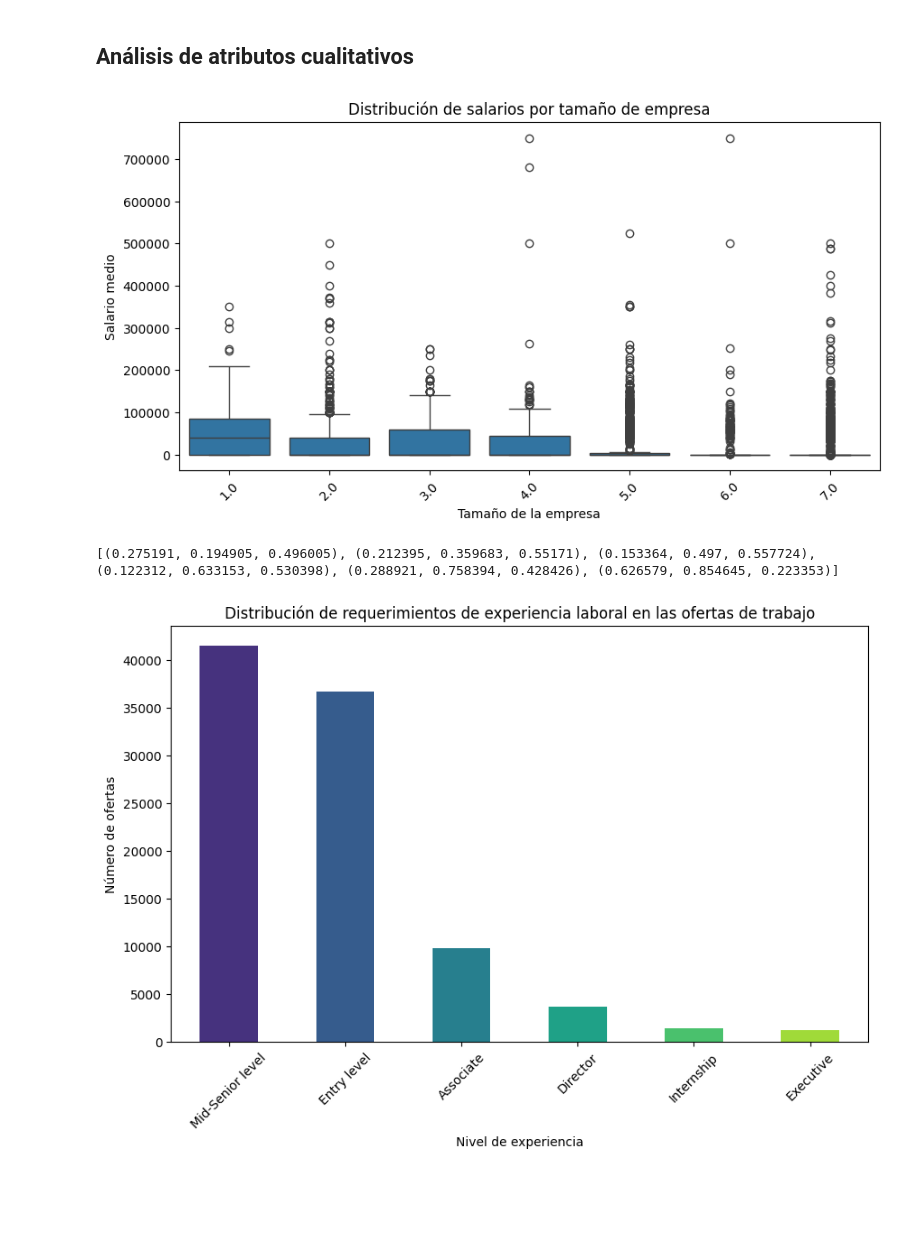
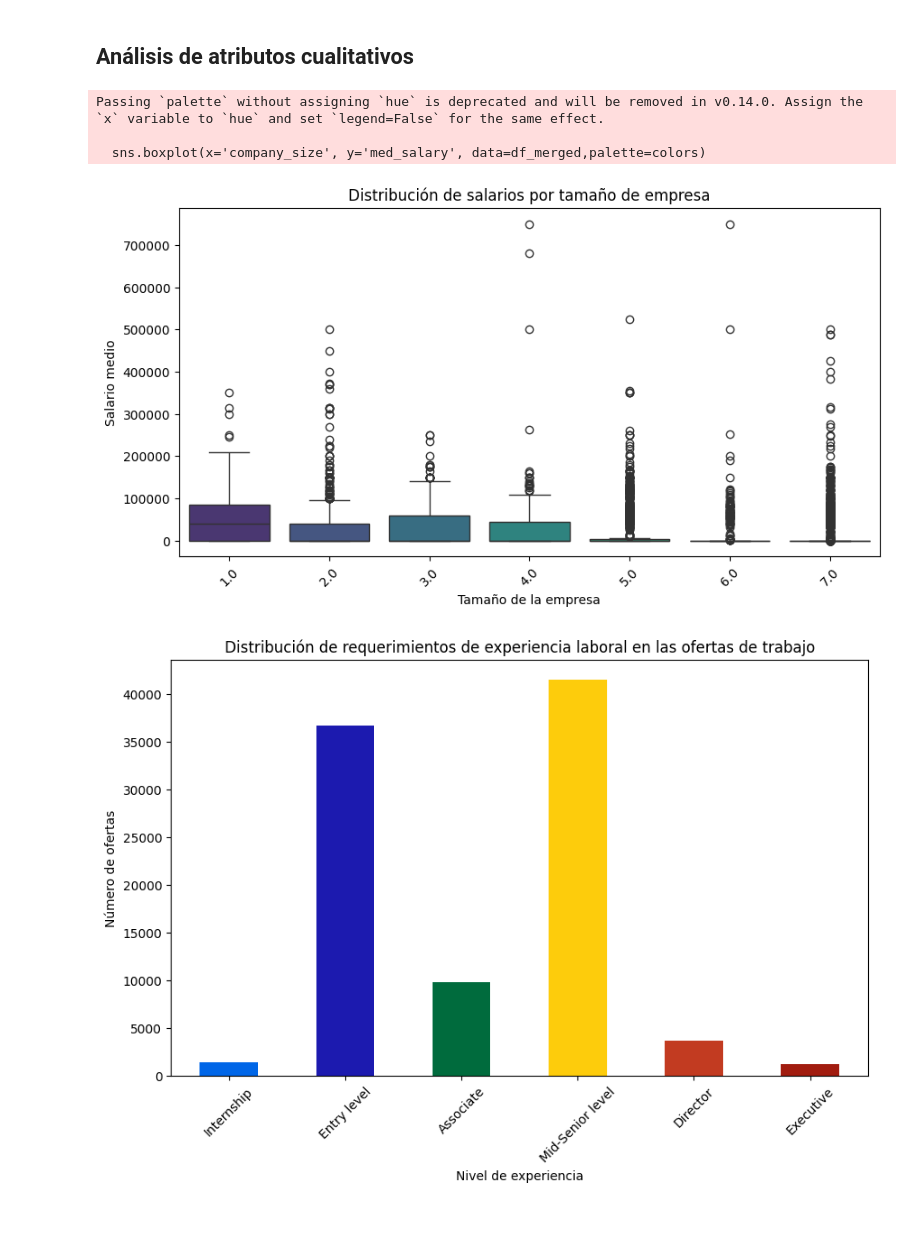
Before and after one commit to sarahcoral/ProyectoABD, a Jupyter notebook: visualization_notebooks/descriptive_analysis.ipynb, the cells around one changed output. Saved outputs shown, nothing was run; the diff lists cells and outputs as text; code cells hidden in the pictures; blank space fills up the shorter version.

```diff
--- a/visualization_notebooks/descriptive_analysis.ipynb
+++ b/visualization_notebooks/descriptive_analysis.ipynb
@@ -361,35 +363,58 @@ display(Markdown(markdown_table))
 ## Análisis de atributos cualitativos
 # %%
 df_merged = df_postings.merge(df_companies, left_on='company_id', right_on='company_id', how='left')
+
+#setting the colors
+colors = sns.color_palette('viridis', 7)
+
+
+# Plotting the boxplot
 plt.figure(figsize=(10,5))
-sns.boxplot(x='company_size', y='med_salary', data=df_merged)
+sns.boxplot(x='company_size', y='med_salary', data=df_merged,palette=colors)
 plt.title('Distribución de salarios por tamaño de empresa')
 plt.xlabel('Tamaño de la empresa')
 plt.ylabel('Salario medio')
 plt.xticks(rotation=45)
 plt.show()
 # %% [output]
+Passing `palette` without assigning `hue` is deprecated and will be removed in v0.14.0. Assign the `x` variable to `hue` and set `legend=False` for the same effect.
+
+  sns.boxplot(x='company_size', y='med_salary', data=df_merged,palette=colors)
-[figure, old version]
+[figure, new version]
 # %%
 
 experience_level_distribution = df_postings['formatted_experience_level'].value_counts()
 
+custom_order = ['Internship', 'Entry level', 'Associate', 'Mid-Senior level', 'Director', 'Executive']
+
+experience_level_distribution = experience_level_distribution.reindex(custom_order)
+
+#Dict of colors for each experience level
+experience_colors = {
+    'Entry level': '#1c1aaf',
+    'Associate': '#006b3d',
+    'Mid-Senior level': '#fdcc0c',
+    'Director': '#c23b21',
+    'Not Applicable': '#888888',
+    'Internship': '#0066e7',
+    'Executive': '#a11c0f'
+}
+
 # Define base colors (can be any color scheme)
-base_colors = sns.color_palette('viridis', 6)
-
-print(base_colors)
+base_colors = [experience_colors.get(level) for level in experience_level_distribution.index]
 
 # Plotting the bar chart
 plt.figure(figsize=(10, 6))
 experience_level_distribution.plot(kind='bar', color=base_colors)
 plt.title('Distribución de requerimientos de experiencia laboral en las ofertas de trabajo')
 plt.xlabel('Nivel de experiencia')
 plt.ylabel('Número de ofertas')
 plt.xticks(rotation=45)
 plt.show()
 # %% [output]
-[(0.275191, 0.194905, 0.496005), (0.212395, 0.359683, 0.55171), (0.153364, 0.497, 0.557724), (0.122312, 0.633153, 0.530398), (0.288921, 0.758394, 0.428426), (0.626579, 0.854645, 0.223353)]
-[figure, old version]
+[figure, new version]
+# %% [markdown]
+#
 # %%
 # Sample Data
 companies = ['Google', 'Amazon', 'Microsoft']
```
Also changed, not shown: parts of 3 cells of this notebook, 1 other file.
